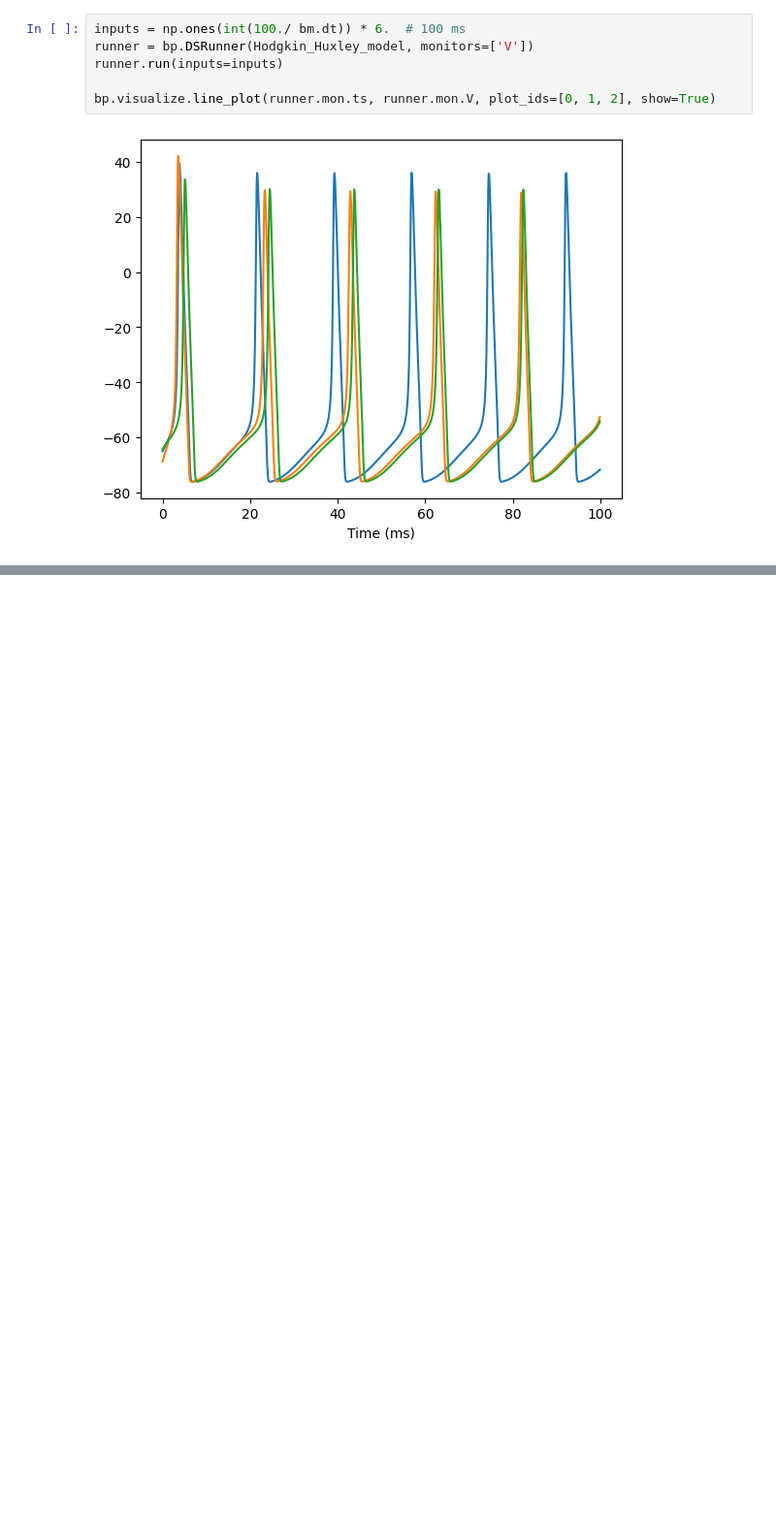
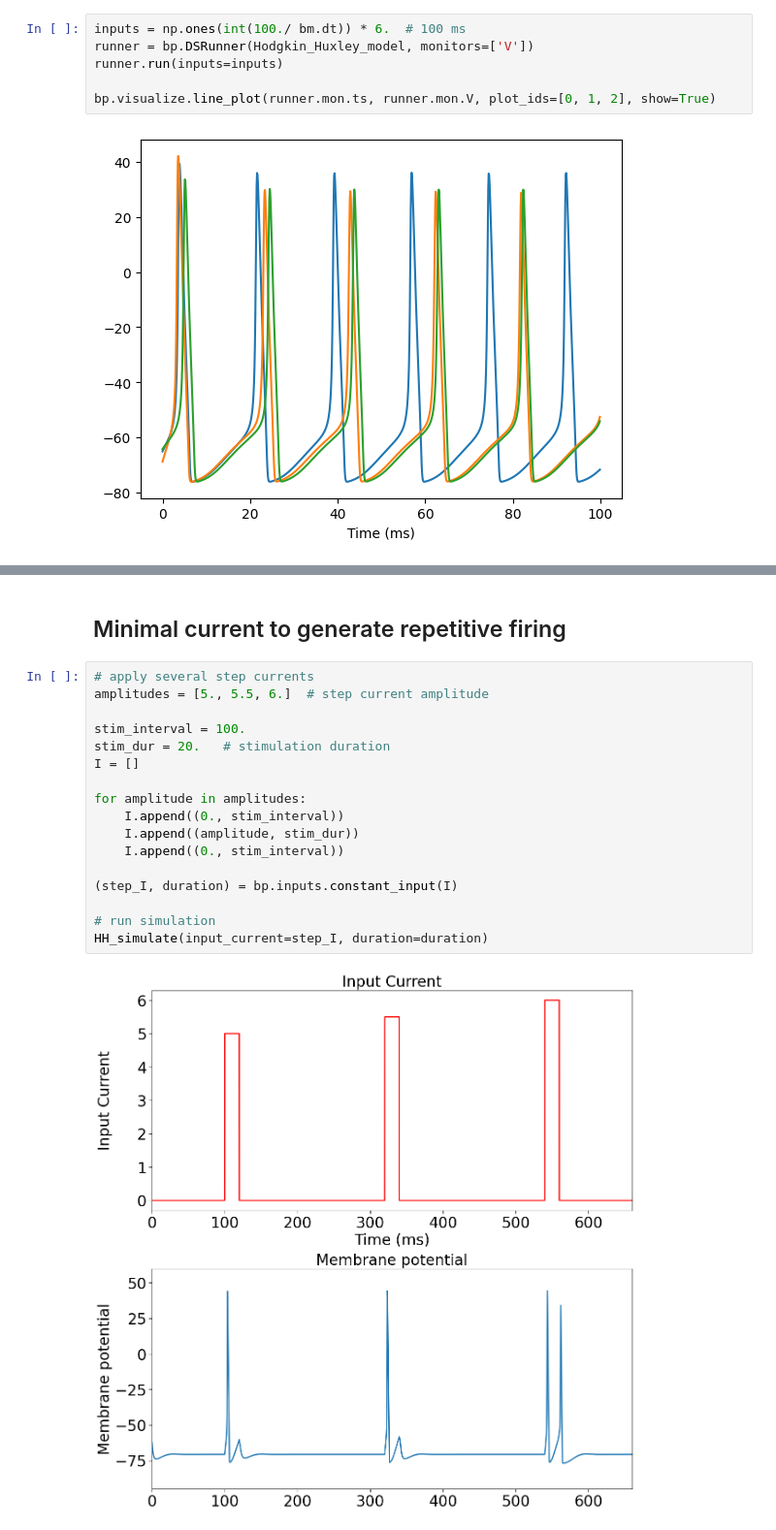
Before and after one commit to XuexingDu/SJTU-13th-CNS-Winter-School, a Jupyter notebook: tutorial/Section2_1.ipynb, the cells around one changed output, grey strips where cells are left out. Shown: that part at 97% size. Cells and saved outputs as stored; diff of their text form; blank space fills up the shorter version.

```diff
--- a/tutorial/Section2_1.ipynb
+++ b/tutorial/Section2_1.ipynb
@@ -151,0 +269,21 @@ bp.visualize.line_plot(runner.mon.ts, runner.mon.V, plot_ids=[0, 1, 2], show=Tru
+# %% [markdown]
+## Minimal current to generate repetitive firing
+# %%
+# apply several step currents
+amplitudes = [5., 5.5, 6.]  # step current amplitude
+
+stim_interval = 100.
+stim_dur = 20.   # stimulation duration
+I = []
+
+for amplitude in amplitudes:
+    I.append((0., stim_interval))
+    I.append((amplitude, stim_dur))
+    I.append((0., stim_interval))
+
+(step_I, duration) = bp.inputs.constant_input(I)
+
+# run simulation
+HH_simulate(input_current=step_I, duration=duration)
+# %% [output]
+[figure, added]
```
Also changed, not shown: parts of 4 cells of this notebook, 1 other file.
